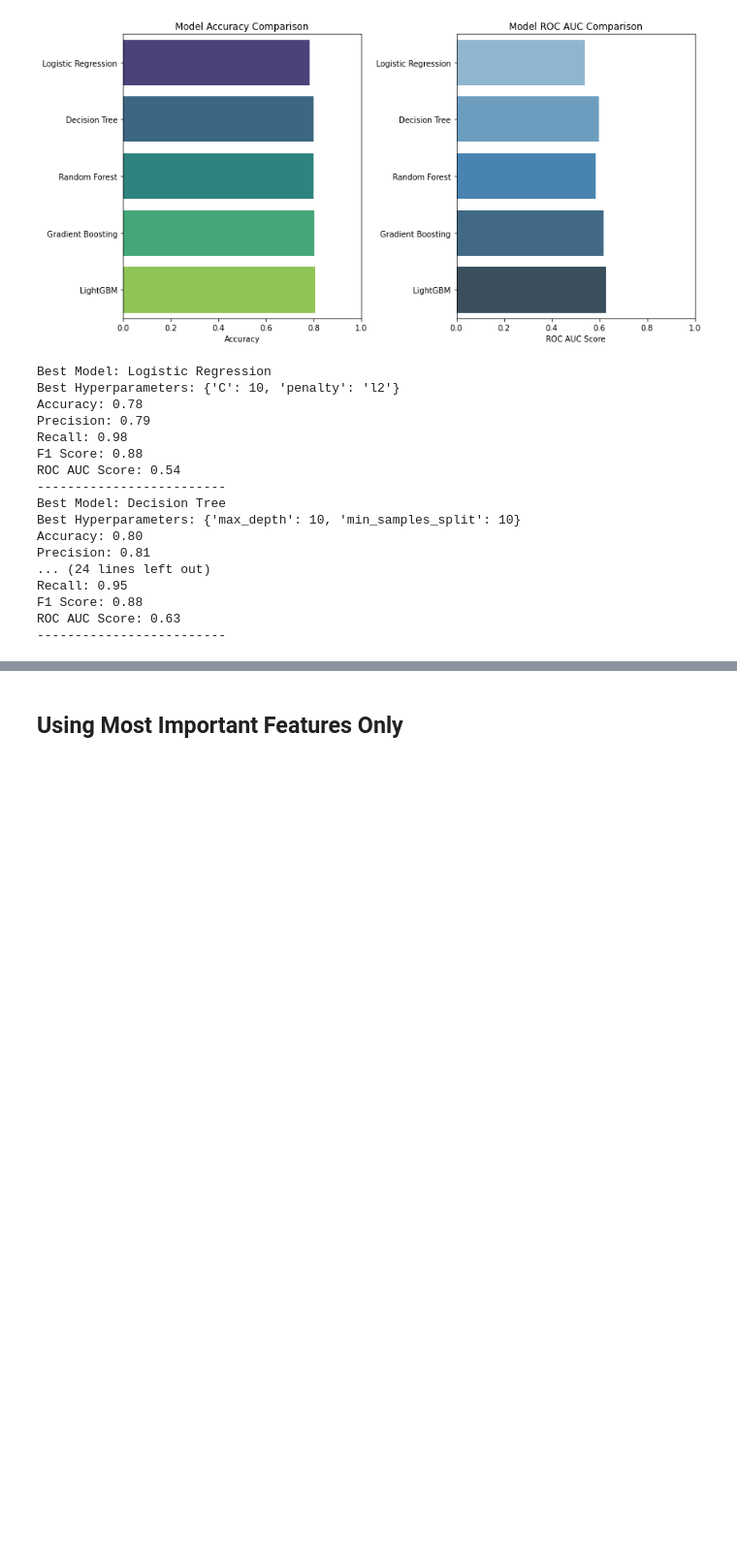
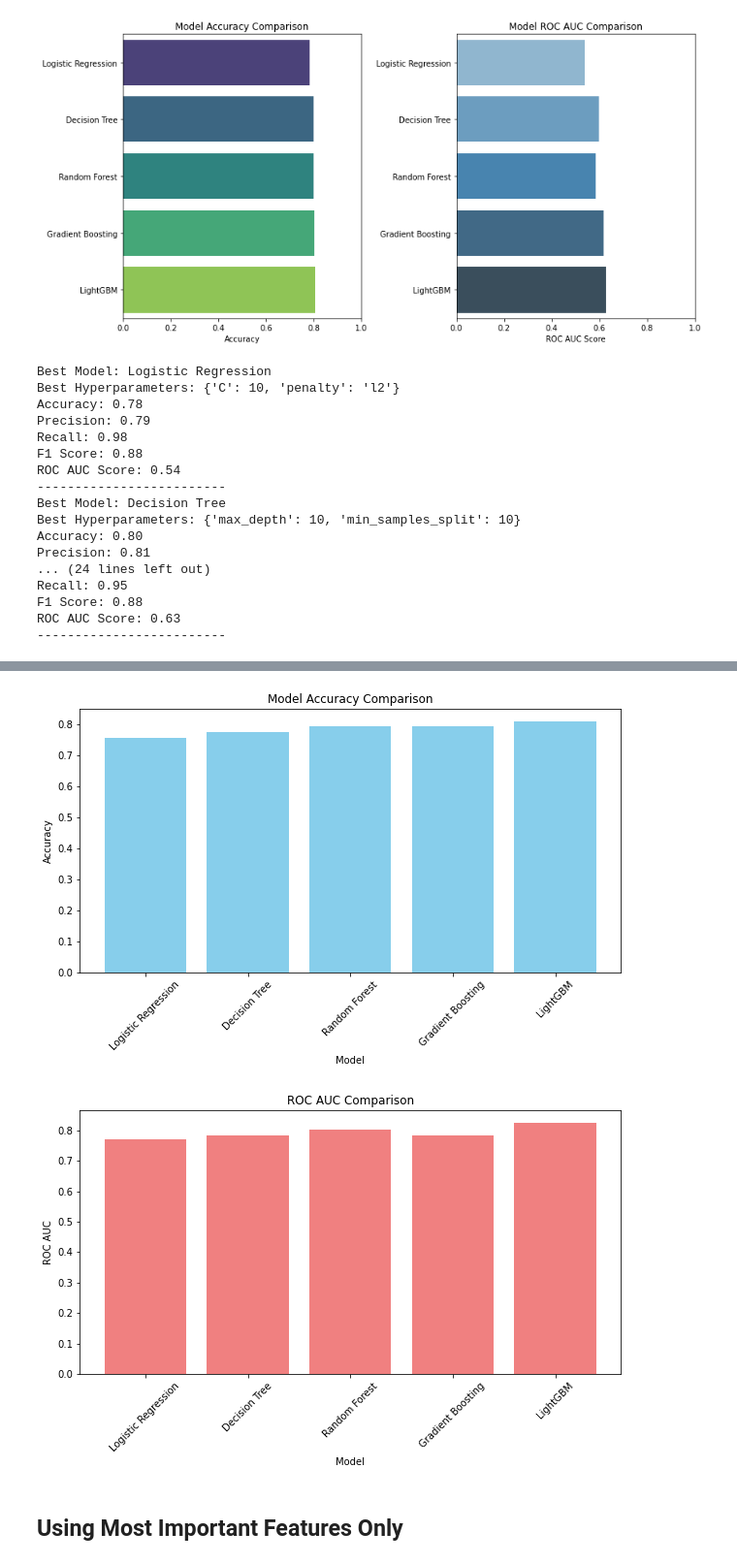
Before and after one commit to greg-la/MSc-Capstone, a Jupyter notebook: 4. Machine Learning Models.ipynb, the cells around one changed output, grey strips where cells are left out. Shown: that part at 97% size. Cells and saved outputs as stored; diff of their text form; code cells hidden in the pictures; blank space fills up the shorter version.

Commit message:
Evaluation on Unseen Data - Methodology & Results

```diff
--- a/4. Machine Learning Models.ipynb
+++ b/4. Machine Learning Models.ipynb
@@ -97,3 +97,9 @@ df_test = pd.concat([X_test, y_test], axis=1)
+# %%
+# Get the list of columns to convert to categorical
+categorical_columns = df_test.select_dtypes(include='int64').columns.tolist()
+
+# Convert the selected columns to categorical
+df_test[categorical_columns] = df_test[categorical_columns].astype('category')
 # %% [markdown]
 # Model Selection
 # %% [markdown]
@@ -387,0 +394,10 @@ ROC AUC Score: 0.63
+# %%
+X = df.drop('PolicyIssued', axis=1)  # Features
+y = df['PolicyIssued']  # Target variable
+
+# Split the data into a training set and a test set
+X_train, X_val, y_train, y_val = train_test_split(X, y, test_size=0.2, random_state=42, stratify=y)
+
+
+X_test = df_test.drop('PolicyIssued', axis=1)  # Features
+y_test = df_test['PolicyIssued']  # Target variable
@@ -388,3 +611,30 @@ ROC AUC Score: 0.63
+# %%
+import matplotlib.pyplot as plt
+
+model_names = ["Logistic Regression", "Decision Tree", "Random Forest", "Gradient Boosting", "LightGBM"]
+accuracies = [lr_accuracy, dt_accuracy, rf_accuracy, gb_accuracy, lgb_accuracy]
+roc_auc_scores = [lr_roc_auc, dt_roc_auc, rf_roc_auc, gb_roc_auc, lgb_roc_auc]
+
+# Plot accuracy
+plt.figure(figsize=(10, 5))
+plt.bar(model_names, accuracies, color='skyblue')
+plt.xlabel('Model')
+plt.ylabel('Accuracy')
+plt.title('Model Accuracy Comparison')
+plt.xticks(rotation=45)
+plt.show()
+
+# Plot ROC AUC
+plt.figure(figsize=(10, 5))
+plt.bar(model_names, roc_auc_scores, color='lightcoral')
+plt.xlabel('Model')
+plt.ylabel('ROC AUC')
+plt.title('ROC AUC Comparison')
+plt.xticks(rotation=45)
+plt.show()
+# %% [output]
+[figure, added]
+[figure, added]
 # %% [markdown]
 ## Using Most Important Features Only
 # %% [markdown]
```
Also changed, not shown: parts of 53 cells of this notebook, 1 other file.
